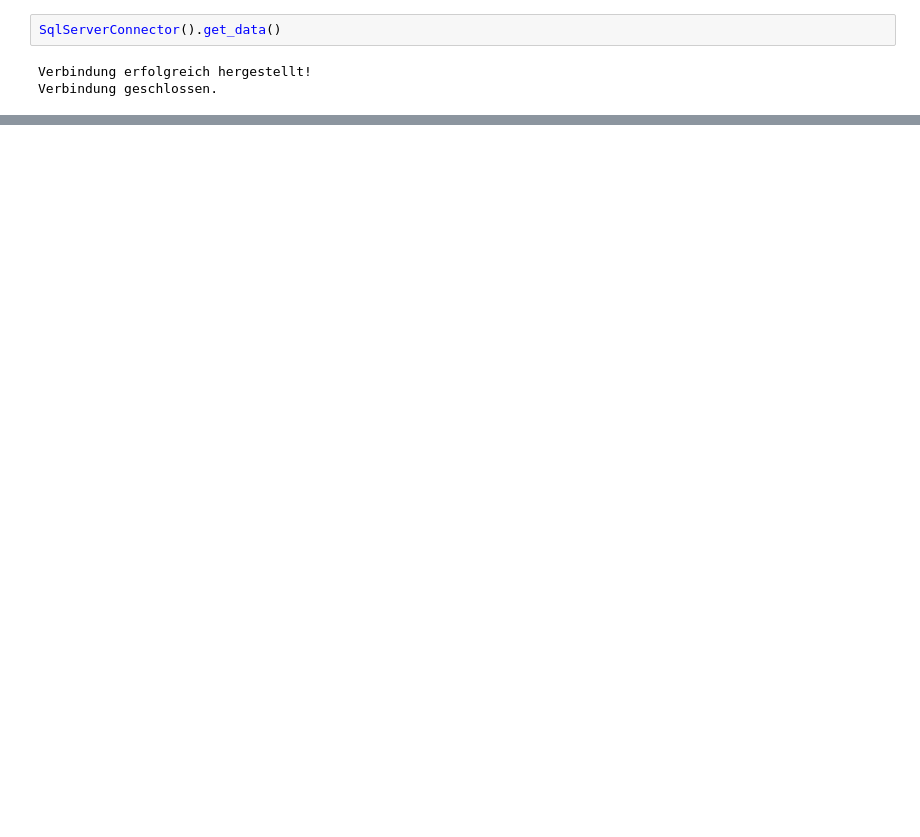
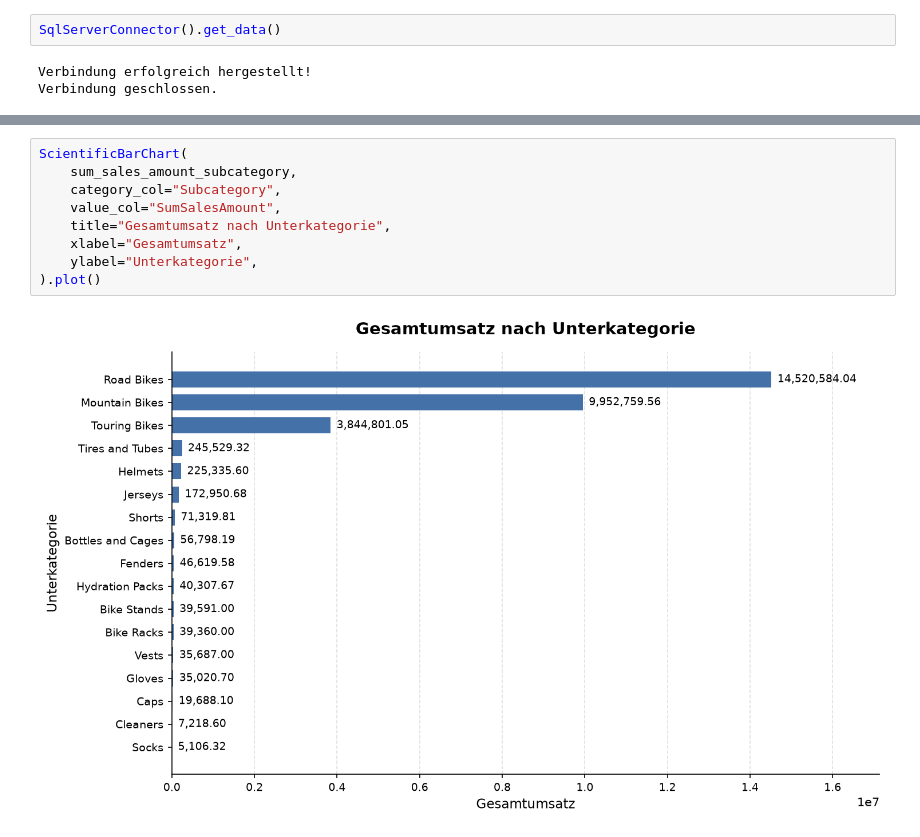
Before and after one commit to RafaelRiesle/cpm_projekt_14_vorhersage_numerischer_Werte, a Jupyter notebook: notebooks/analysis.ipynb, the cells around one changed output, grey strips where cells are left out. Saved outputs shown, nothing was run; the diff lists cells and outputs as text; blank space fills up the shorter version.

```diff
--- a/notebooks/analysis.ipynb
+++ b/notebooks/analysis.ipynb
@@ -21,0 +116,11 @@ pd.read_parquet(QUERY_DATA_FILE).head()
+# %%
+ScientificBarChart(
+    sum_sales_amount_subcategory,
+    category_col="Subcategory",
+    value_col="SumSalesAmount",
+    title="Gesamtumsatz nach Unterkategorie",
+    xlabel="Gesamtumsatz",
+    ylabel="Unterkategorie",
+).plot()
+# %% [output]
+[figure, added]
```
Also changed, not shown: parts of 9 cells of this notebook, 5 other files.
